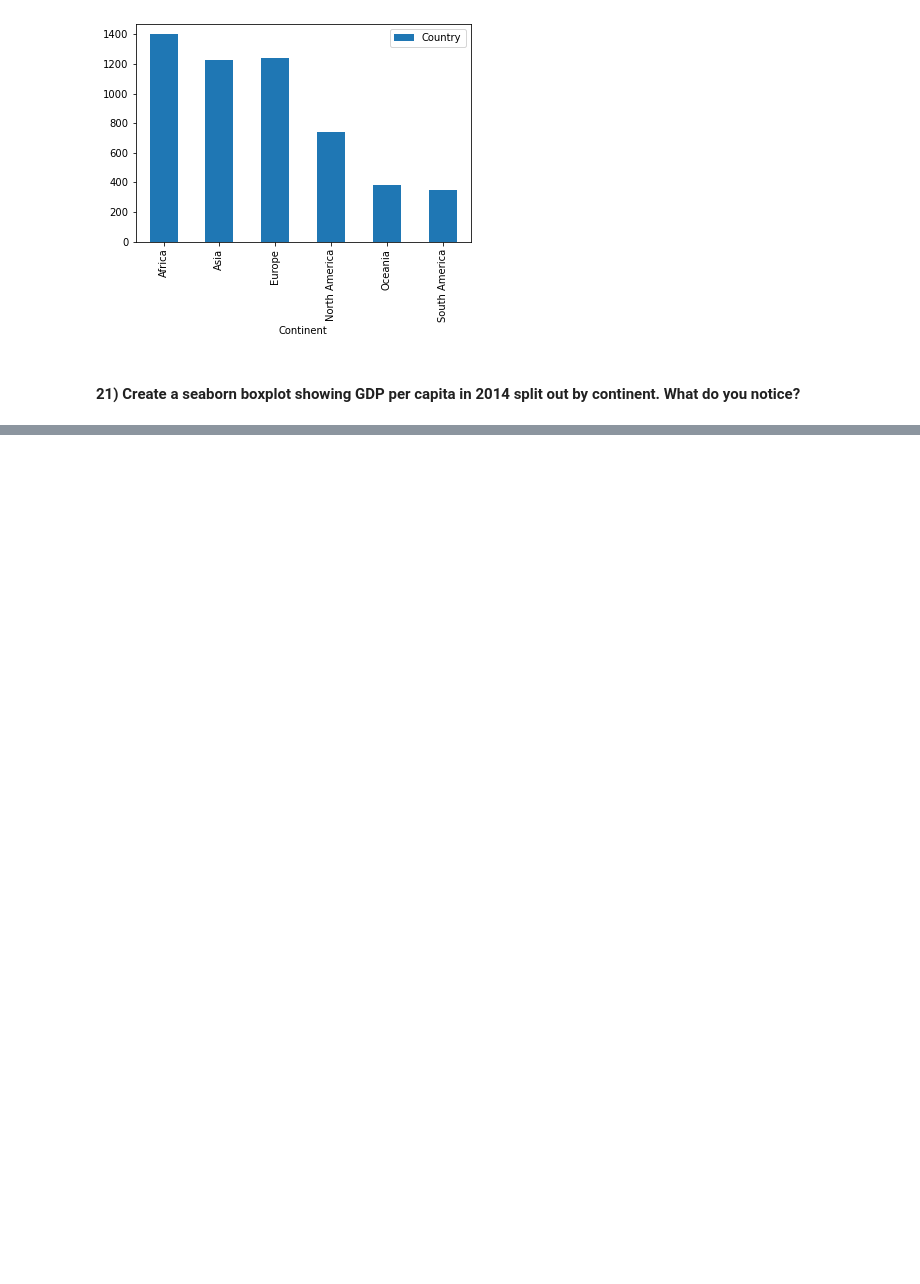
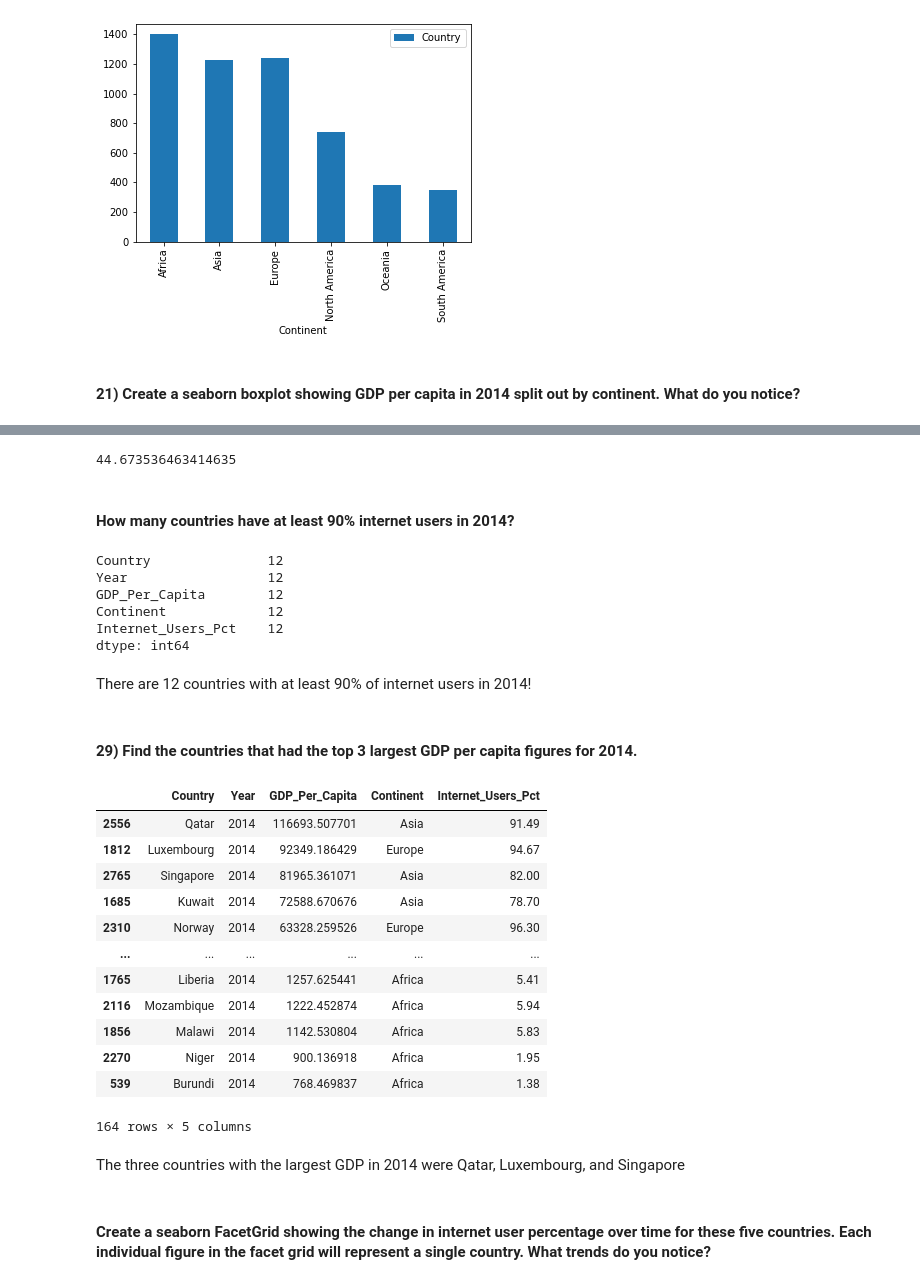
Before and after one commit to lordfrahnk/dq1-undata-lordfrahnk, a Jupyter notebook: notebooks/UN_Data_Exploration.ipynb, the cells around one changed output, grey strips where cells are left out. Drawn from its saved outputs; the diff is of its cells as text; code cells hidden in the pictures; blank space fills up the shorter version.

```diff
--- a/notebooks/UN_Data_Exploration.ipynb
+++ b/notebooks/UN_Data_Exploration.ipynb
@@ -380,0 +498,2 @@ gdp_df.groupby('Continent').agg({'Country':'count'}).plot(kind='bar')
+# %%
+gdp_and_internet_use_2014 = gdp_and_internet_use[gdp_and_internet_use['Year'] == 2014]
@@ -380,0 +502,39 @@ gdp_df.groupby('Continent').agg({'Country':'count'}).plot(kind='bar')
+# %%
+gdp_and_internet_use_2014.Internet_Users_Pct.mean()
+# %% [output]
+44.673536463414635
+# %% [markdown]
+#### How many countries have at least 90% internet users in 2014?
+# %%
+gdp_and_internet_use_2014[gdp_and_internet_use_2014['Internet_Users_Pct'] >= 90].count()
+# %% [output]
+Country               12
+Year                  12
+GDP_Per_Capita        12
+Continent             12
+Internet_Users_Pct    12
+dtype: int64
+# %% [markdown]
+There are 12 countries with at least 90% of internet users in 2014!
+# %% [markdown]
+#### 29) Find the countries that had the top 3 largest GDP per capita figures for 2014.
+# %%
+gdp_and_internet_use_2014.sort_values('GDP_Per_Capita', ascending = False)
+# %% [output]
+|  | Country | Year | GDP_Per_Capita | Continent | Internet_Users_Pct |
+| 2556 | Qatar | 2014 | 116693.507701 | Asia | 91.49 |
+| 1812 | Luxembourg | 2014 | 92349.186429 | Europe | 94.67 |
+| 2765 | Singapore | 2014 | 81965.361071 | Asia | 82.00 |
+| 1685 | Kuwait | 2014 | 72588.670676 | Asia | 78.70 |
+| 2310 | Norway | 2014 | 63328.259526 | Europe | 96.30 |
+| ... | ... | ... | ... | ... | ... |
+| 1765 | Liberia | 2014 | 1257.625441 | Africa | 5.41 |
+| 2116 | Mozambique | 2014 | 1222.452874 | Africa | 5.94 |
+| 1856 | Malawi | 2014 | 1142.530804 | Africa | 5.83 |
+| 2270 | Niger | 2014 | 900.136918 | Africa | 1.95 |
+| 539 | Burundi | 2014 | 768.469837 | Africa | 1.38 |
+164 rows × 5 columns
+# %% [markdown]
+The three countries with the largest GDP in 2014 were Qatar, Luxembourg, and Singapore
+# %% [markdown]
+#### Create a seaborn FacetGrid showing the change in internet user percentage over time for these five countries. Each individual figure in the facet grid will represent a single country. What trends do you notice?
```
Also changed, not shown: parts of 34 cells of this notebook.
